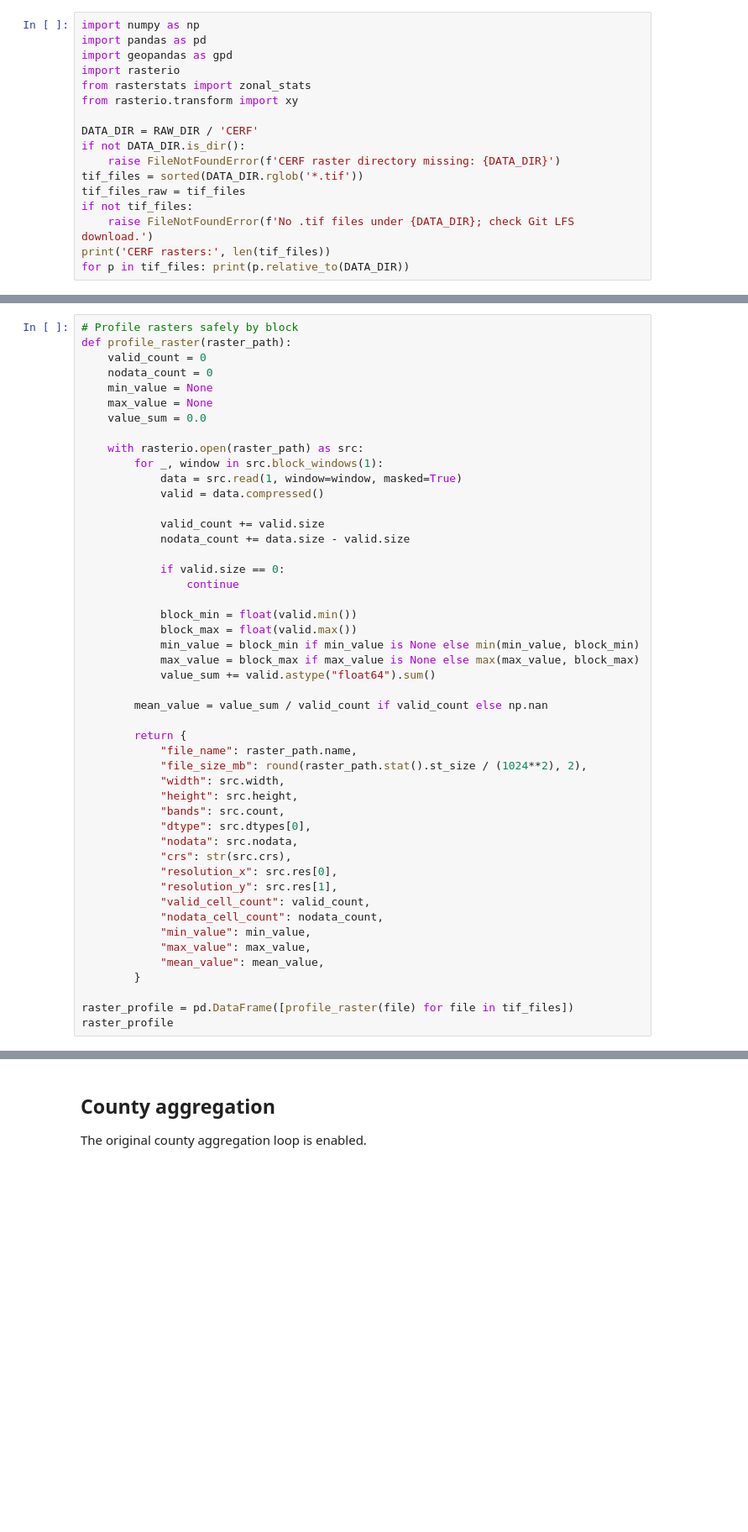
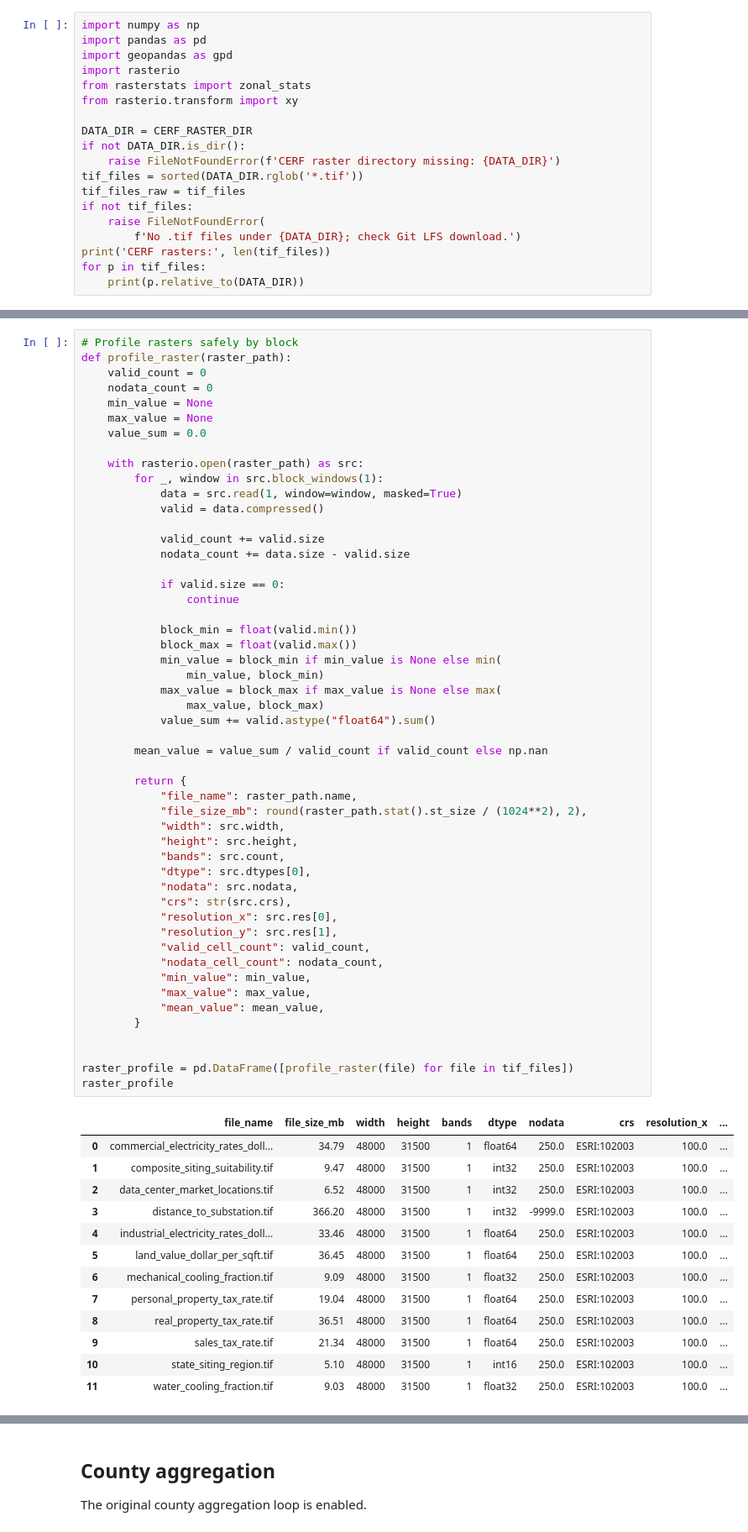
Before and after one commit to KhTJackson/ai-law-datacenter-siting, a Jupyter notebook: scripts/01_CERF_raster_extraction.ipynb, the cells around one changed output, grey strips where cells are left out. Shown at 84% size. Drawn from its saved outputs; the diff is of its cells as text; blank space fills up the shorter version.

```diff
--- a/scripts/01_CERF_raster_extraction.ipynb
+++ b/scripts/01_CERF_raster_extraction.ipynb
@@ -54,12 +74,14 @@ import rasterio
 from rasterstats import zonal_stats
 from rasterio.transform import xy
 
-DATA_DIR = RAW_DIR / 'CERF'
+DATA_DIR = CERF_RASTER_DIR
 if not DATA_DIR.is_dir():
     raise FileNotFoundError(f'CERF raster directory missing: {DATA_DIR}')
 tif_files = sorted(DATA_DIR.rglob('*.tif'))
 tif_files_raw = tif_files
 if not tif_files:
-    raise FileNotFoundError(f'No .tif files under {DATA_DIR}; check Git LFS download.')
+    raise FileNotFoundError(
+        f'No .tif files under {DATA_DIR}; check Git LFS download.')
 print('CERF rasters:', len(tif_files))
-for p in tif_files: print(p.relative_to(DATA_DIR))
+for p in tif_files:
+    print(p.relative_to(DATA_DIR))
@@ -82,35 +118,52 @@ def profile_raster(raster_path):
 
             if valid.size == 0:
                 continue
 
             block_min = float(valid.min())
             block_max = float(valid.max())
-            min_value = block_min if min_value is None else min(min_value, block_min)
-            max_value = block_max if max_value is None else max(max_value, block_max)
+            min_value = block_min if min_value is None else min(
+                min_value, block_min)
+            max_value = block_max if max_value is None else max(
+                max_value, block_max)
             value_sum += valid.astype("float64").sum()
 
         mean_value = value_sum / valid_count if valid_count else np.nan
 
         return {
             "file_name": raster_path.name,
             "file_size_mb": round(raster_path.stat().st_size / (1024**2), 2),
             "width": src.width,
             "height": src.height,
             "bands": src.count,
             "dtype": src.dtypes[0],
             "nodata": src.nodata,
             "crs": str(src.crs),
             "resolution_x": src.res[0],
             "resolution_y": src.res[1],
             "valid_cell_count": valid_count,
             "nodata_cell_count": nodata_count,
             "min_value": min_value,
             "max_value": max_value,
             "mean_value": mean_value,
         }
 
+
 raster_profile = pd.DataFrame([profile_raster(file) for file in tif_files])
 raster_profile
+# %% [output]
+|  | file_name | file_size_mb | width | height | bands | dtype | nodata | crs | resolution_x | ... |
+| 0 | commercial_electricity_rates_doll... | 34.79 | 48000 | 31500 | 1 | float64 | 250.0 | ESRI:102003 | 100.0 | ... |
+| 1 | composite_siting_suitability.tif | 9.47 | 48000 | 31500 | 1 | int32 | 250.0 | ESRI:102003 | 100.0 | ... |
+| 2 | data_center_market_locations.tif | 6.52 | 48000 | 31500 | 1 | int32 | 250.0 | ESRI:102003 | 100.0 | ... |
+| 3 | distance_to_substation.tif | 366.20 | 48000 | 31500 | 1 | int32 | -9999.0 | ESRI:102003 | 100.0 | ... |
+| 4 | industrial_electricity_rates_doll... | 33.46 | 48000 | 31500 | 1 | float64 | 250.0 | ESRI:102003 | 100.0 | ... |
+| 5 | land_value_dollar_per_sqft.tif | 36.45 | 48000 | 31500 | 1 | float64 | 250.0 | ESRI:102003 | 100.0 | ... |
+| 6 | mechanical_cooling_fraction.tif | 9.09 | 48000 | 31500 | 1 | float32 | 250.0 | ESRI:102003 | 100.0 | ... |
+| 7 | personal_property_tax_rate.tif | 19.04 | 48000 | 31500 | 1 | float64 | 250.0 | ESRI:102003 | 100.0 | ... |
+| 8 | real_property_tax_rate.tif | 36.51 | 48000 | 31500 | 1 | float64 | 250.0 | ESRI:102003 | 100.0 | ... |
+| 9 | sales_tax_rate.tif | 21.34 | 48000 | 31500 | 1 | float64 | 250.0 | ESRI:102003 | 100.0 | ... |
+| 10 | state_siting_region.tif | 5.10 | 48000 | 31500 | 1 | int16 | 250.0 | ESRI:102003 | 100.0 | ... |
+| 11 | water_cooling_fraction.tif | 9.03 | 48000 | 31500 | 1 | float32 | 250.0 | ESRI:102003 | 100.0 | ... |
 # %%
 # Load U.S. county boundaries
 COUNTY_URL = "https://www2.census.gov/geo/tiger/TIGER2024/COUNTY/tl_2024_us_county.zip"
```
Also changed, not shown: parts of 10 cells of this notebook, 5 other files.
